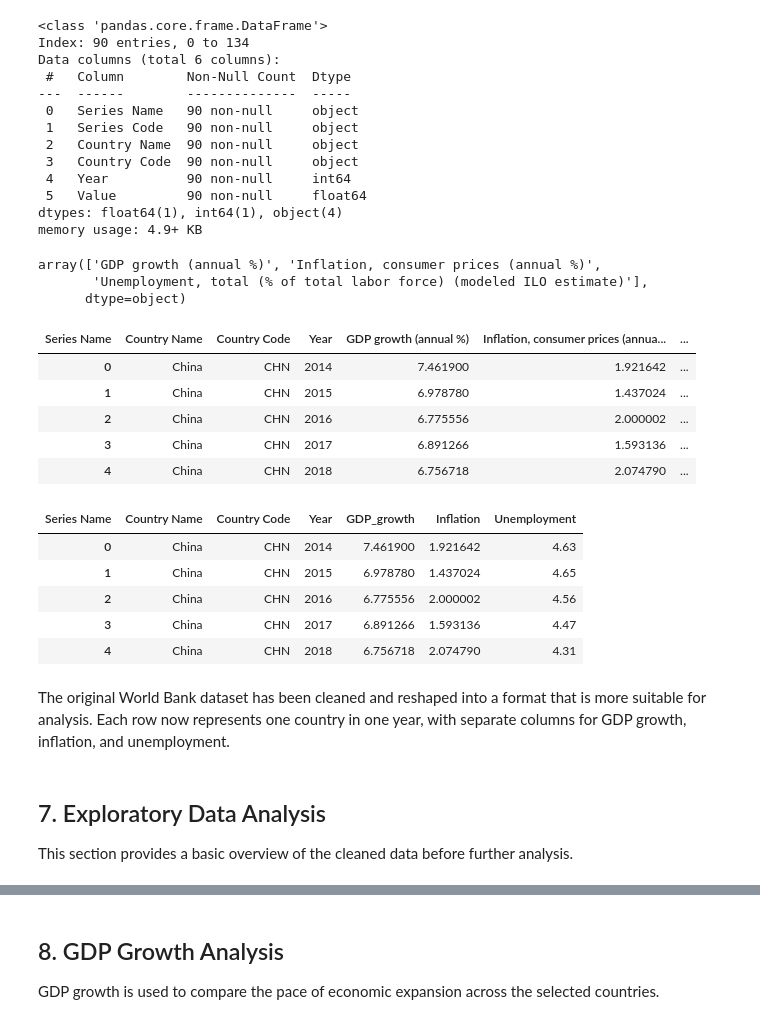
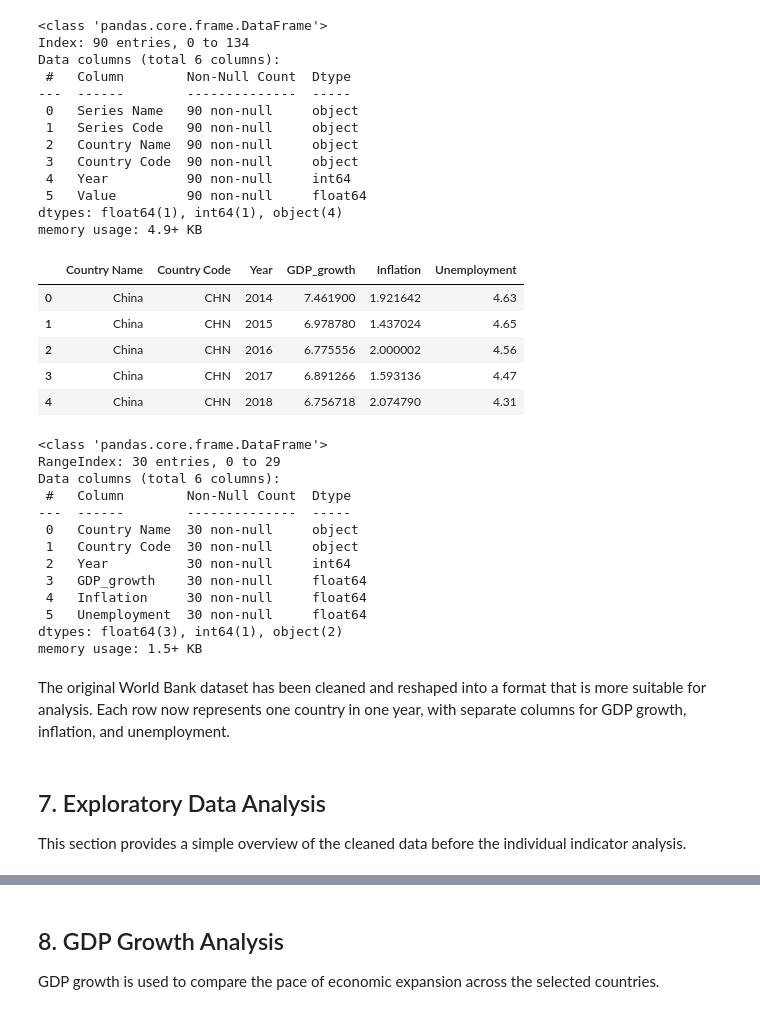
Before and after one commit to 3545935202-sketch/acc102-worldbank-economic-comparison, a Jupyter notebook: worldbank_economic_comparison.ipynb, the cells around one changed output, grey strips where cells are left out. Drawn from its saved outputs; the diff is of its cells as text; code cells hidden in the pictures.

```diff
--- a/worldbank_economic_comparison.ipynb
+++ b/worldbank_economic_comparison.ipynb
@@ -142,45 +141,48 @@ Data columns (total 6 columns):
 dtypes: float64(1), int64(1), object(4)
 memory usage: 4.9+ KB
 # %%
-df_long['Series Name'].unique()
+df_clean = df_long.pivot_table(
+    index=['Country Name', 'Country Code', 'Year'],
+    columns='Series Name',
+    values='Value'
+).reset_index()
+
+df_clean.columns.name = None
+
+df_clean = df_clean.rename(columns={
+    'GDP growth (annual %)': 'GDP_growth',
+    'Inflation, consumer prices (annual %)': 'Inflation',
+    'Unemployment, total (% of total labor force) (modeled ILO estimate)': 'Unemployment'
+})
+
+df_clean.head()
 # %% [output]
-array(['GDP growth (annual %)', 'Inflation, consumer prices (annual %)',
-       'Unemployment, total (% of total labor force) (modeled ILO estimate)'],
-      dtype=object)
+|  | Country Name | Country Code | Year | GDP_growth | Inflation | Unemployment |
+| 0 | China | CHN | 2014 | 7.461900 | 1.921642 | 4.63 |
+| 1 | China | CHN | 2015 | 6.978780 | 1.437024 | 4.65 |
+| 2 | China | CHN | 2016 | 6.775556 | 2.000002 | 4.56 |
+| 3 | China | CHN | 2017 | 6.891266 | 1.593136 | 4.47 |
+| 4 | China | CHN | 2018 | 6.756718 | 2.074790 | 4.31 |
 # %%
-df_clean = df_long.pivot_table(
-    index=['Country Name', 'Country Code', 'Year'],
-    columns='Series Name',
-    values='Value'
-).reset_index()
-
-df_clean.head()
+df_clean.info()
 # %% [output]
-| Series Name | Country Name | Country Code | Year | GDP growth (annual %) | Inflation, consumer prices (annua... | ... |
-| 0 | China | CHN | 2014 | 7.461900 | 1.921642 | ... |
-| 1 | China | CHN | 2015 | 6.978780 | 1.437024 | ... |
-| 2 | China | CHN | 2016 | 6.775556 | 2.000002 | ... |
-| 3 | China | CHN | 2017 | 6.891266 | 1.593136 | ... |
-| 4 | China | CHN | 2018 | 6.756718 | 2.074790 | ... |
+<class 'pandas.core.frame.DataFrame'>
+RangeIndex: 30 entries, 0 to 29
+Data columns (total 6 columns):
+ #   Column        Non-Null Count  Dtype
+---  ------        --------------  -----
+ 0   Country Name  30 non-null     object
+ 1   Country Code  30 non-null     object
+ 2   Year          30 non-null     int64
+ 3   GDP_growth    30 non-null     float64
+ 4   Inflation     30 non-null     float64
+ 5   Unemployment  30 non-null     float64
+dtypes: float64(3), int64(1), object(2)
+memory usage: 1.5+ KB
-# %%
-df_clean = df_clean.rename(columns={
-    'GDP growth (annual %)': 'GDP_growth',
-    'Inflation, consumer prices (annual %)': 'Inflation',
-    'Unemployment, total (% of total labor force) (modeled ILO estimate)': 'Unemployment'
-})
-
-df_clean.head()
-# %% [output]
-| Series Name | Country Name | Country Code | Year | GDP_growth | Inflation | Unemployment |
-| 0 | China | CHN | 2014 | 7.461900 | 1.921642 | 4.63 |
-| 1 | China | CHN | 2015 | 6.978780 | 1.437024 | 4.65 |
-| 2 | China | CHN | 2016 | 6.775556 | 2.000002 | 4.56 |
-| 3 | China | CHN | 2017 | 6.891266 | 1.593136 | 4.47 |
-| 4 | China | CHN | 2018 | 6.756718 | 2.074790 | 4.31 |
 # %% [markdown]
 The original World Bank dataset has been cleaned and reshaped into a format that is more suitable for analysis. Each row now represents one country in one year, with separate columns for GDP growth, inflation, and unemployment.
 # %% [markdown]
 ## 7. Exploratory Data Analysis
 
-This section provides a basic overview of the cleaned data before further analysis.
+This section provides a simple overview of the cleaned data before the individual indicator analysis.
 # %%
```
Also changed, not shown: parts of 14 cells of this notebook.
